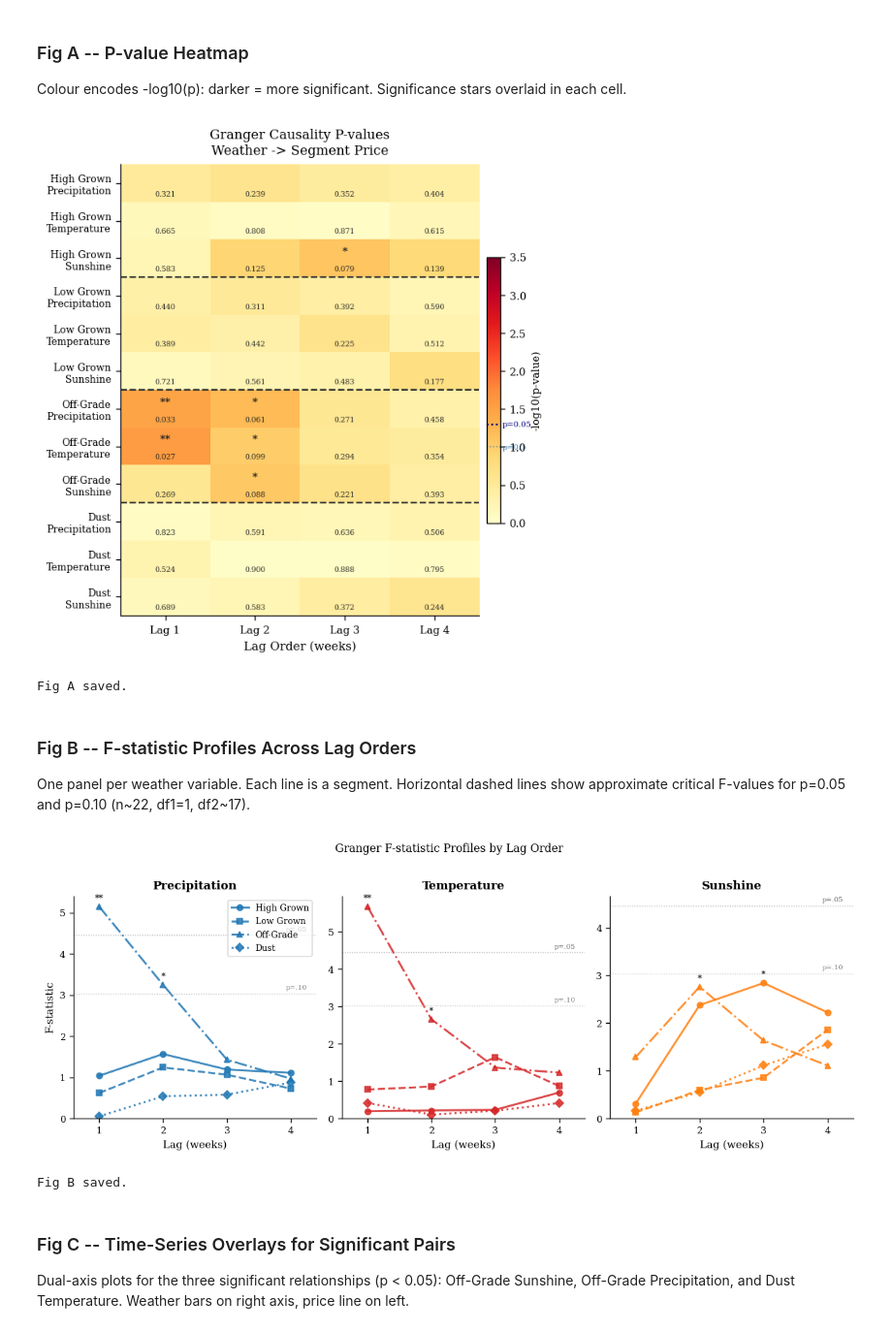
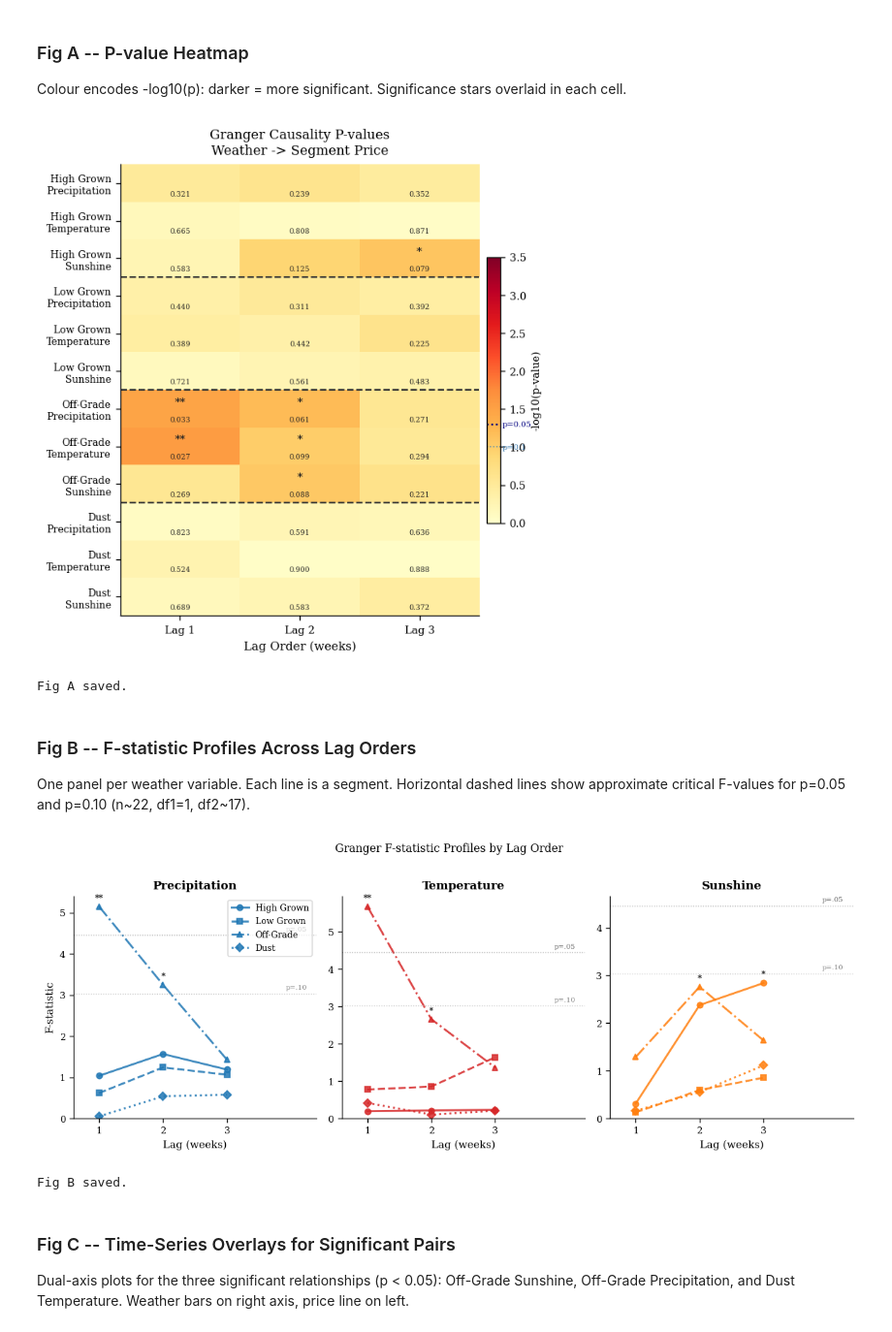
Before and after one commit to hesandism/data-analysis-for-tea-industry, a Jupyter notebook: notebooks/granger_causality.ipynb, the cells around one changed output. Shown at 97% size. Saved outputs shown, nothing was run; the diff lists cells and outputs as text; code cells hidden in the pictures.

Commit message:
granger causality updated for lag 1 to lag 3

```diff
--- a/notebooks/granger_causality.ipynb
+++ b/notebooks/granger_causality.ipynb
@@ -28,7 +28,7 @@ from statsmodels.tsa.stattools import grangercausalitytests, adfuller
 pd.set_option('display.max_columns', 50)
 pd.set_option('display.width', 120)
 
-MAX_LAG = 4
+MAX_LAG = 3
 
 print('Libraries loaded.')
 # %% [output]
@@ -241,7 +241,7 @@ def sig_marker(p):
     return ''
 
 
-def run_granger(y_series, x_series, maxlag=4):
+def run_granger(y_series, x_series, maxlag=3):
     """
     Granger causality: x -> y.
     Returns dict: lag -> (F_stat, p_value)
@@ -565,7 +565,7 @@ Colour encodes -log10(p): darker = more significant. Significance stars overlaid
 # %%
 SEGS_ORDER = ['high_grown', 'low_grown', 'off_grade', 'dust']
 VARS_ORDER  = ['Precipitation', 'Temperature', 'Sunshine']
-LAGS_ORDER  = [1, 2, 3, 4]
+LAGS_ORDER  = [1, 2, 3]
 
 row_labels = [f'{SEGMENT_DISPLAY[s]}\n{v}' for s in SEGS_ORDER for v in VARS_ORDER]
 p_matrix   = []
@@ -600,34 +600,34 @@ for div in [3, 6, 9]:
 # Cell annotations: stars + p-value
 for i in range(p_arr.shape[0]):
     for j in range(p_arr.shape[1]):
         p      = p_arr[i, j]
         nlp    = neg_log[i, j]
         stars  = '***' if p < 0.01 else ('**' if p < 0.05 else ('*' if p < 0.10 else ''))
         txtcol = 'white' if nlp > 1.8 else '#222222'
         if stars:
             ax.text(j, i - 0.18, stars, ha='center', va='center',
                     fontsize=8, fontweight='bold', color=txtcol)
         ax.text(j, i + 0.28, f'{p:.3f}', ha='center', va='center',
                 fontsize=5.5, color=txtcol)
 
 cbar = fig.colorbar(im, ax=ax, fraction=0.035, pad=0.02)
 cbar.set_label('-log10(p-value)', fontsize=8)
 # Mark significance thresholds on colorbar
 for thresh, col, lw in [(0.05, 'navy', 1.3), (0.10, 'steelblue', 0.9)]:
     cbar.ax.axhline(-np.log10(thresh), color=col, linewidth=lw, linestyle=':')
     cbar.ax.text(1.15, -np.log10(thresh), f'p={thresh}', va='center',
                  fontsize=6, color=col, transform=cbar.ax.transData)
 
 ax.set_title('Granger Causality P-values\nWeather -> Segment Price', pad=8)
 ax.set_xlabel('Lag Order (weeks)')
 
 fig.tight_layout()
 fig.savefig('../reports/figures/figA_granger_pvalue_heatmap.png',
             dpi=200, bbox_inches='tight')
 plt.show()
 print('Fig A saved.')
 # %% [output]
-[figure, old version]
+[figure, new version]
 Fig A saved.
 # %% [markdown]
 ### Fig B -- F-statistic Profiles Across Lag Orders
@@ -699,7 +699,7 @@ fig.savefig('../reports/figures/figB_granger_fstat_profiles.png',
 plt.show()
 print('Fig B saved.')
 # %% [output]
-[figure, old version]
+[figure, new version]
 Fig B saved.
 # %% [markdown]
 ### Fig C -- Time-Series Overlays for Significant Pairs
```
Also changed, not shown: parts of 7 cells of this notebook.
